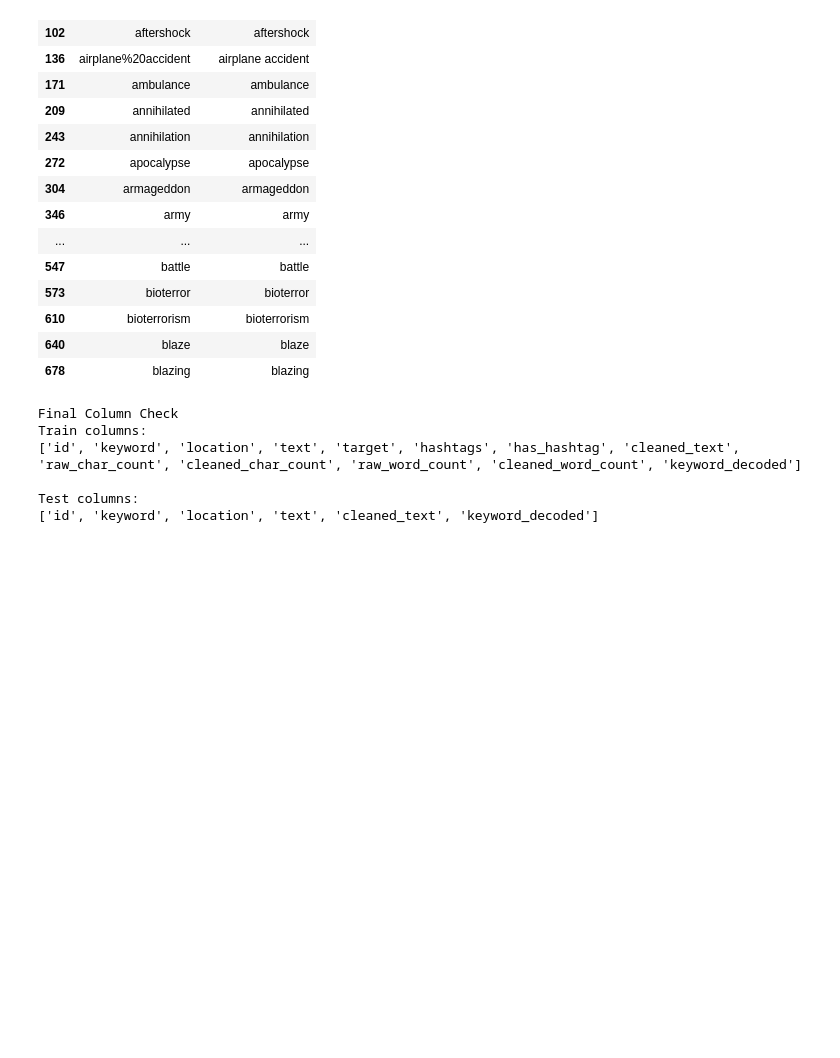
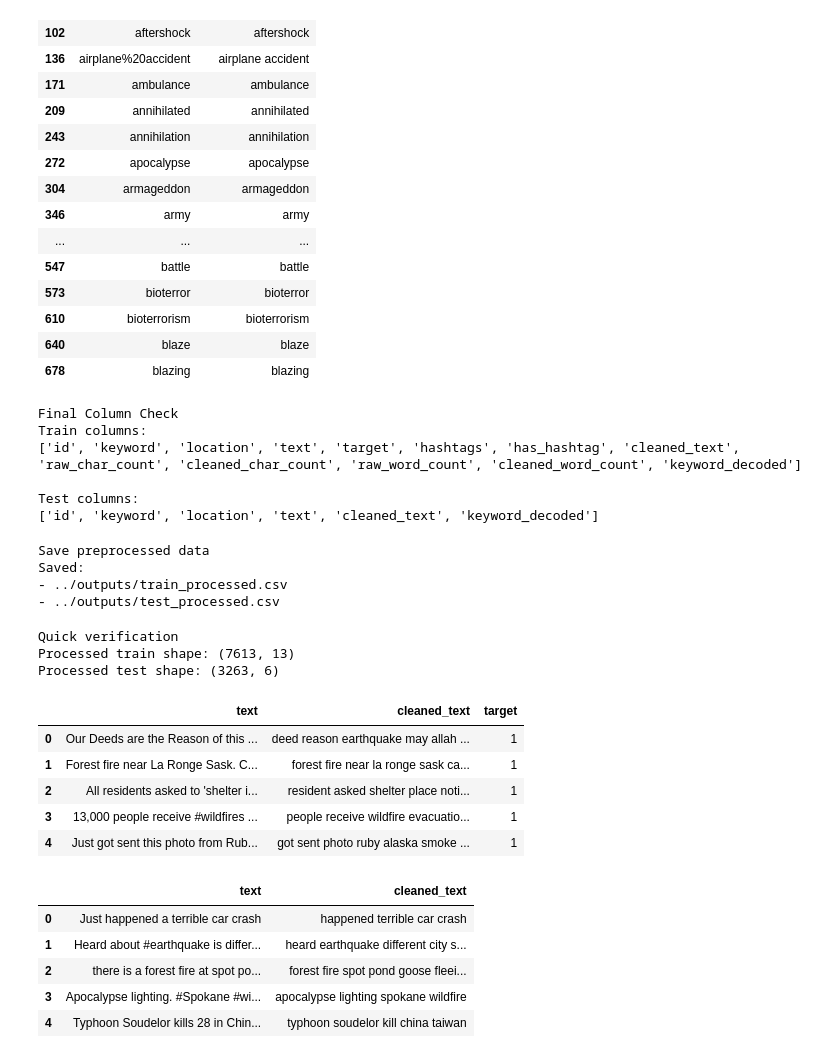
Before and after one commit to KaustubhMukdam/disaster-tweet-classification, a Jupyter notebook: notebooks/02_preprocessing.ipynb, the cells around one changed output. Saved outputs shown, nothing was run; the diff lists cells and outputs as text; code cells hidden in the pictures; blank space fills up the shorter version.

Commit message:
Feat: Day-2: Preprocessed data saved in outputs/ directory and Day-3: Baseline Model complete with 82.21% Accuracy, 77.32% F1, 85.4% Precision and 70.64% Recall Scores

```diff
--- a/notebooks/02_preprocessing.ipynb
+++ b/notebooks/02_preprocessing.ipynb
@@ -552,6 +554,50 @@ Train columns:
 
 Test columns:
 ['id', 'keyword', 'location', 'text', 'cleaned_text', 'keyword_decoded']
+# %%
+print("Save preprocessed data")
+
+OUTPUT_DIR = "../outputs"
+os.makedirs(OUTPUT_DIR, exist_ok=True)
+
+train_df.to_csv(f"{OUTPUT_DIR}/train_processed.csv", index=False)
+test_df.to_csv(f"{OUTPUT_DIR}/test_processed.csv", index=False)
+
+print("Saved:")
+print("- ../outputs/train_processed.csv")
+print("- ../outputs/test_processed.csv")
+# %% [output]
+Save preprocessed data
+Saved:
+- ../outputs/train_processed.csv
+- ../outputs/test_processed.csv
+# %%
+print("Quick verification")
+
+processed_train_df = pd.read_csv("../outputs/train_processed.csv")
+processed_test_df = pd.read_csv("../outputs/test_processed.csv")
+
+print("Processed train shape:", processed_train_df.shape)
+print("Processed test shape:", processed_test_df.shape)
+
+display(processed_train_df[["text", "cleaned_text", "target"]].head())
+display(processed_test_df[["text", "cleaned_text"]].head())
+# %% [output]
+Quick verification
+Processed train shape: (7613, 13)
+Processed test shape: (3263, 6)
+|  | text | cleaned_text | target |
+| 0 | Our Deeds are the Reason of this ... | deed reason earthquake may allah ... | 1 |
+| 1 | Forest fire near La Ronge Sask. C... | forest fire near la ronge sask ca... | 1 |
+| 2 | All residents asked to 'shelter i... | resident asked shelter place noti... | 1 |
+| 3 | 13,000 people receive #wildfires ... | people receive wildfire evacuatio... | 1 |
+| 4 | Just got sent this photo from Rub... | got sent photo ruby alaska smoke ... | 1 |
+|  | text | cleaned_text |
+| 0 | Just happened a terrible car crash | happened terrible car crash |
+| 1 | Heard about #earthquake is differ... | heard earthquake different city s... |
+| 2 | there is a forest fire at spot po... | forest fire spot pond goose fleei... |
+| 3 | Apocalypse lighting. #Spokane #wi... | apocalypse lighting spokane wildfire |
+| 4 | Typhoon Soudelor kills 28 in Chin... | typhoon soudelor kill china taiwan |
 # %% [markdown]
 ## Day 2 Observations
 
```
Also changed, not shown: parts of 2 cells of this notebook, 4 other files.
